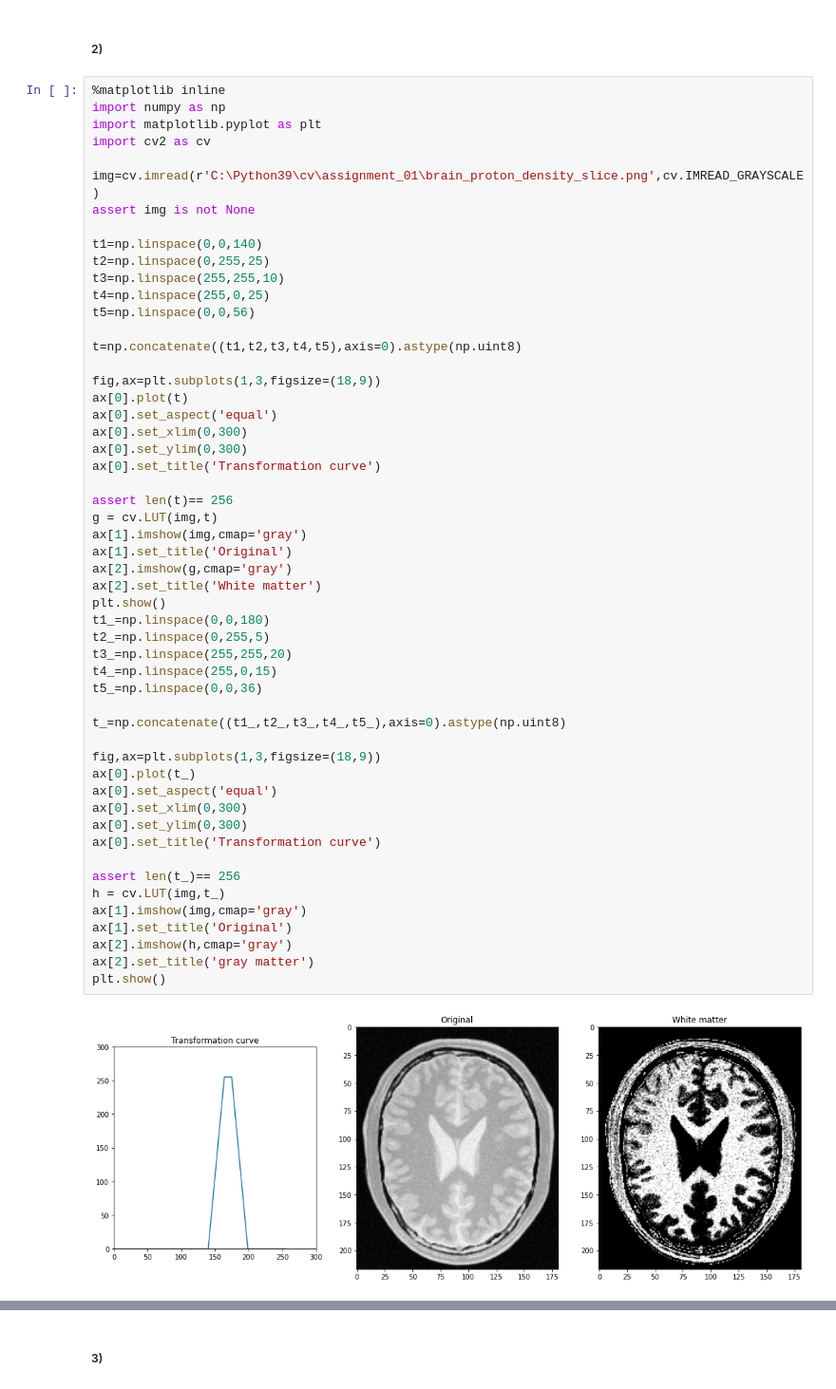
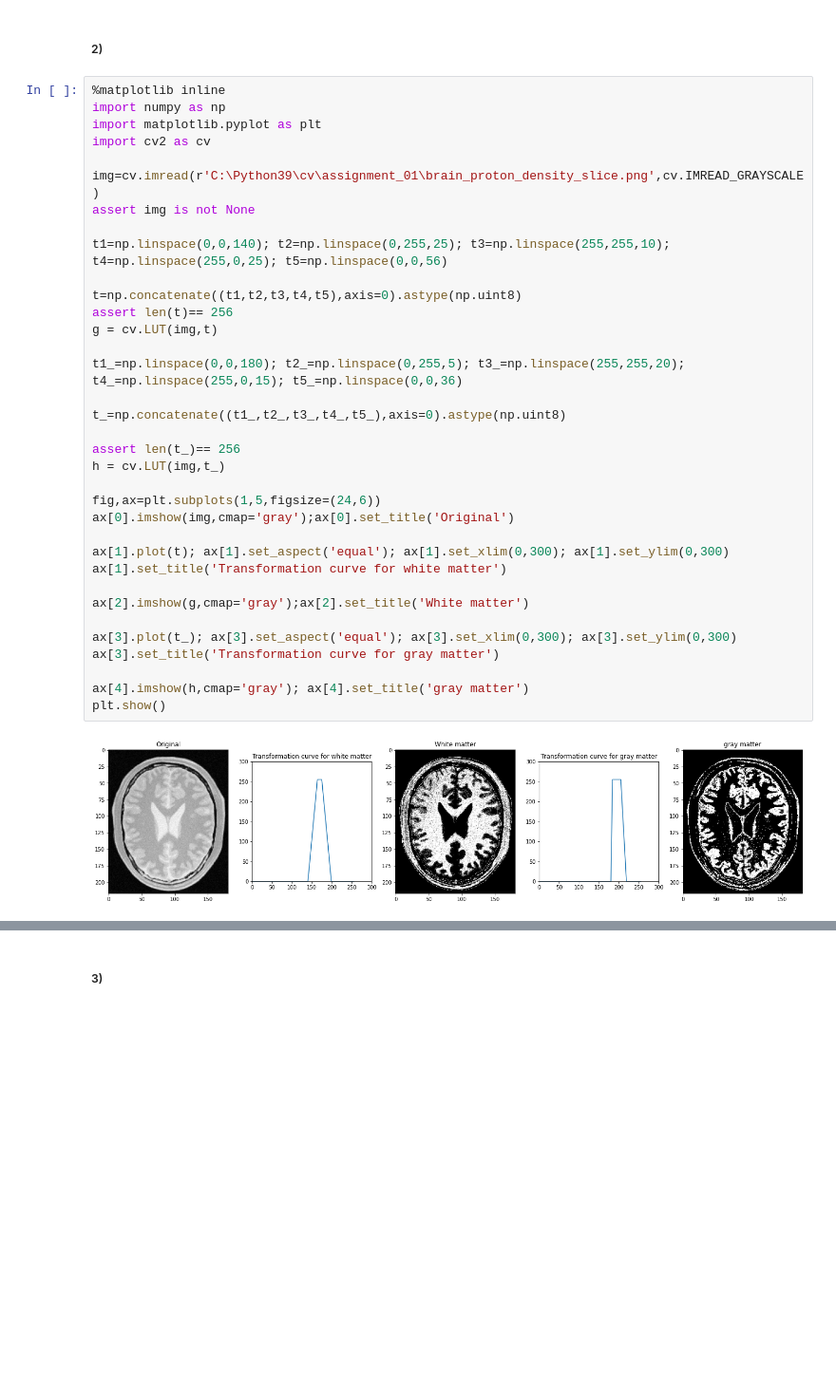
Before and after one commit to vakeesanvk/image_processing_assignment_01, a Jupyter notebook: Assignment.ipynb, the cells around one changed output, grey strips where cells are left out. Shown at 95% size. Saved outputs shown, nothing was run; the diff lists cells and outputs as text; blank space fills up the shorter version.

```diff
--- a/Assignment.ipynb
+++ b/Assignment.ipynb
@@ -42,55 +32,37 @@ plt.show()
 # %%
 %matplotlib inline
 import numpy as np
 import matplotlib.pyplot as plt
 import cv2 as cv
 
 img=cv.imread(r'C:\Python39\cv\assignment_01\brain_proton_density_slice.png',cv.IMREAD_GRAYSCALE)
 assert img is not None
 
-t1=np.linspace(0,0,140)
-t2=np.linspace(0,255,25)
-t3=np.linspace(255,255,10)
-t4=np.linspace(255,0,25)
-t5=np.linspace(0,0,56)
+t1=np.linspace(0,0,140); t2=np.linspace(0,255,25); t3=np.linspace(255,255,10); t4=np.linspace(255,0,25); t5=np.linspace(0,0,56)
 
 t=np.concatenate((t1,t2,t3,t4,t5),axis=0).astype(np.uint8)
-
-fig,ax=plt.subplots(1,3,figsize=(18,9))
-ax[0].plot(t)
-ax[0].set_aspect('equal')
-ax[0].set_xlim(0,300)
-ax[0].set_ylim(0,300)
-ax[0].set_title('Transformation curve')
-
 assert len(t)== 256
 g = cv.LUT(img,t)
-ax[1].imshow(img,cmap='gray')
-ax[1].set_title('Original')
-ax[2].imshow(g,cmap='gray')
-ax[2].set_title('White matter')
-plt.show()
-t1_=np.linspace(0,0,180)
-t2_=np.linspace(0,255,5)
-t3_=np.linspace(255,255,20)
-t4_=np.linspace(255,0,15)
-t5_=np.linspace(0,0,36)
+
+t1_=np.linspace(0,0,180); t2_=np.linspace(0,255,5); t3_=np.linspace(255,255,20); t4_=np.linspace(255,0,15); t5_=np.linspace(0,0,36)
 
 t_=np.concatenate((t1_,t2_,t3_,t4_,t5_),axis=0).astype(np.uint8)
 
-fig,ax=plt.subplots(1,3,figsize=(18,9))
-ax[0].plot(t_)
-ax[0].set_aspect('equal')
-ax[0].set_xlim(0,300)
-ax[0].set_ylim(0,300)
-ax[0].set_title('Transformation curve')
-
 assert len(t_)== 256
 h = cv.LUT(img,t_)
-ax[1].imshow(img,cmap='gray')
-ax[1].set_title('Original')
-ax[2].imshow(h,cmap='gray')
-ax[2].set_title('gray matter')
+
+fig,ax=plt.subplots(1,5,figsize=(24,6))
+ax[0].imshow(img,cmap='gray');ax[0].set_title('Original')
+
+ax[1].plot(t); ax[1].set_aspect('equal'); ax[1].set_xlim(0,300); ax[1].set_ylim(0,300)
+ax[1].set_title('Transformation curve for white matter')
+
+ax[2].imshow(g,cmap='gray');ax[2].set_title('White matter')
+
+ax[3].plot(t_); ax[3].set_aspect('equal'); ax[3].set_xlim(0,300); ax[3].set_ylim(0,300)
+ax[3].set_title('Transformation curve for gray matter')
+
+ax[4].imshow(h,cmap='gray'); ax[4].set_title('gray matter')
 plt.show()
 # %% [output]
-[figure, old version]
+[figure, new version]
```
Also changed, not shown: parts of 14 cells of this notebook.
